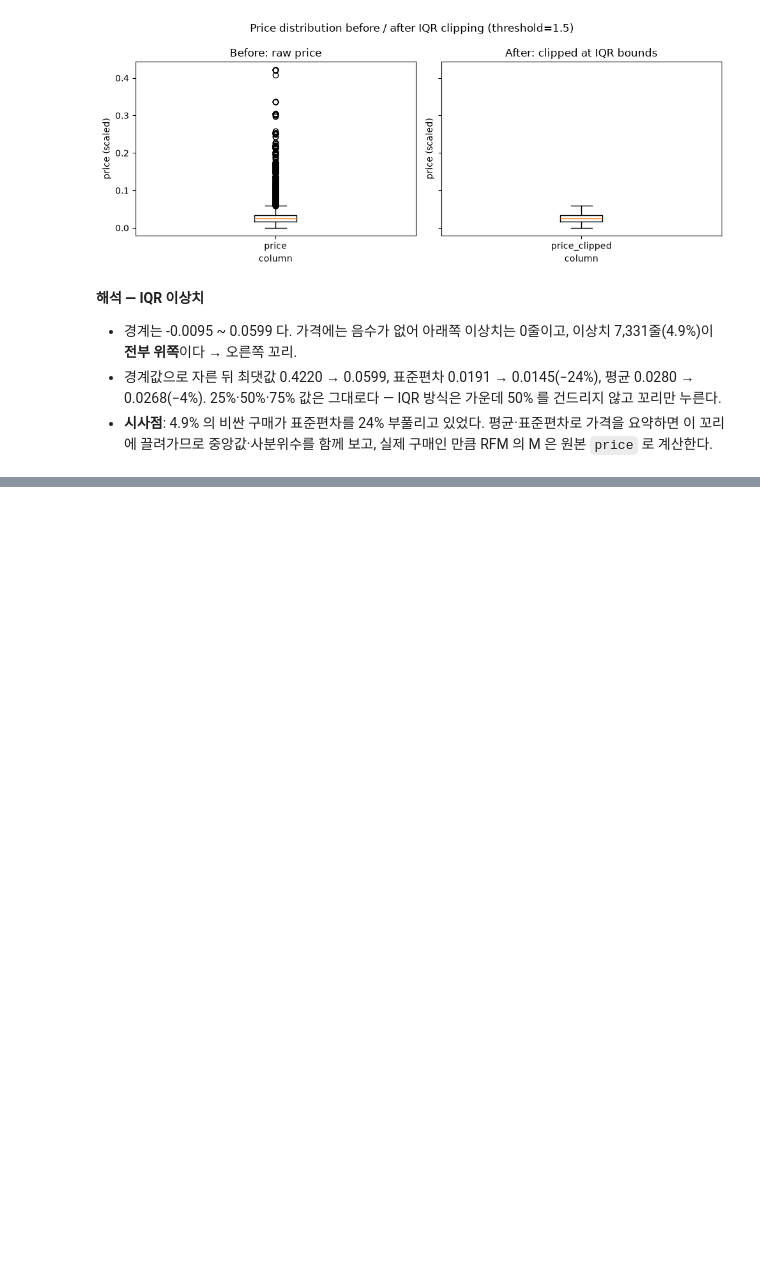
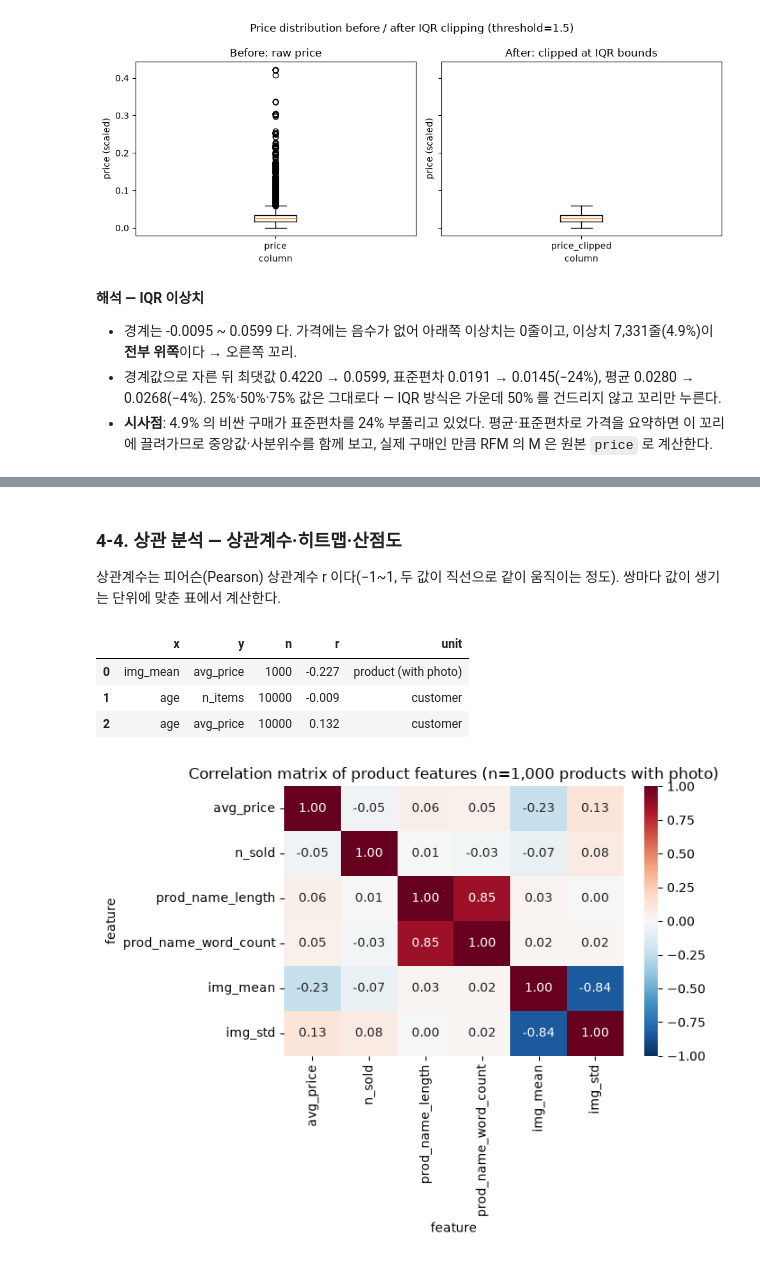
Before and after one commit to sangwoo-codyssey/a1-1-ecommerce-rfm, a Jupyter notebook: notebooks/analysis_report.ipynb, the cells around one changed output, grey strips where cells are left out. Saved outputs shown, nothing was run; the diff lists cells and outputs as text; code cells hidden in the pictures; blank space fills up the shorter version.

```diff
--- a/notebooks/analysis_report.ipynb
+++ b/notebooks/analysis_report.ipynb
@@ -325,0 +450,27 @@ plt.show()
+# %% [markdown]
+### 4-4. 상관 분석 — 상관계수·히트맵·산점도
+
+상관계수는 피어슨(Pearson) 상관계수 r 이다(−1~1, 두 값이 직선으로 같이 움직이는 정도). 쌍마다 값이 생기는 단위에 맞춘 표에서 계산한다.
+# %%
+corr = pd.concat([
+    correlation_pairs(img_table, [("img_mean", "avg_price")]).assign(unit="product (with photo)"),
+    correlation_pairs(cust_table, [("age", "n_items"), ("age", "avg_price")]).assign(unit="customer"),
+], ignore_index=True)
+corr.round(3)
+# %% [output]
+|  | x | y | n | r | unit |
+| 0 | img_mean | avg_price | 1000 | -0.227 | product (with photo) |
+| 1 | age | n_items | 10000 | -0.009 | customer |
+| 2 | age | avg_price | 10000 | 0.132 | customer |
+# %%
+# 상품 단위 수치 열 전체의 상관행렬 — 모든 칸이 같은 상품 1,000개에서 계산되도록 사진 있는 상품만 쓴다
+matrix_cols = ["avg_price", "n_sold", "prod_name_length", "prod_name_word_count", "img_mean", "img_std"]
+fig, ax = plt.subplots(figsize=(7, 5.5))
+sns.heatmap(img_table[matrix_cols].corr(), annot=True, fmt=".2f", cmap="RdBu_r", vmin=-1, vmax=1, ax=ax)
+ax.set_title("Correlation matrix of product features (n=1,000 products with photo)")
+ax.set_xlabel("feature")
+ax.set_ylabel("feature")
+plt.tight_layout()
+plt.show()
+# %% [output]
+[figure, added]
```
Also changed, not shown: parts of 23 cells of this notebook, 1 other file.
